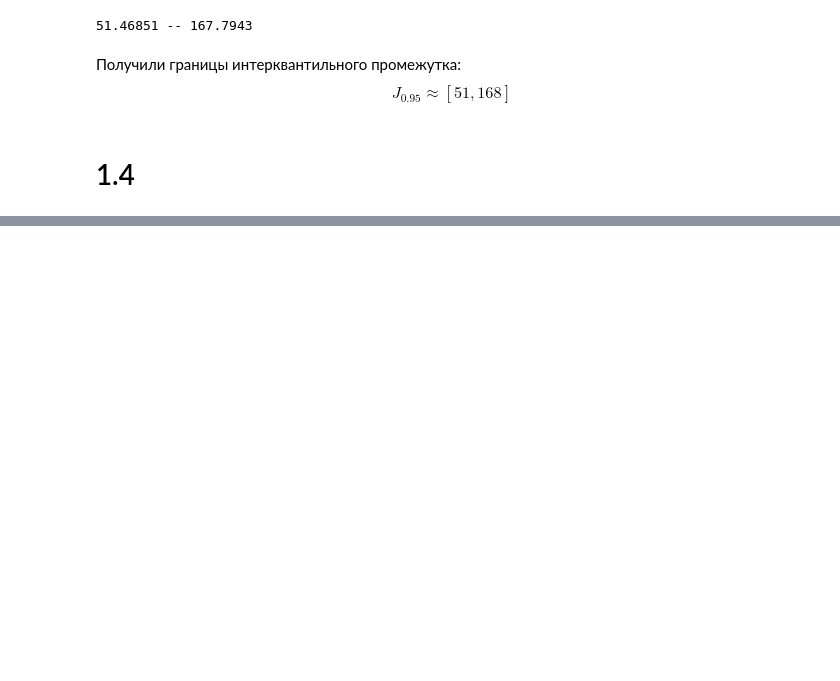
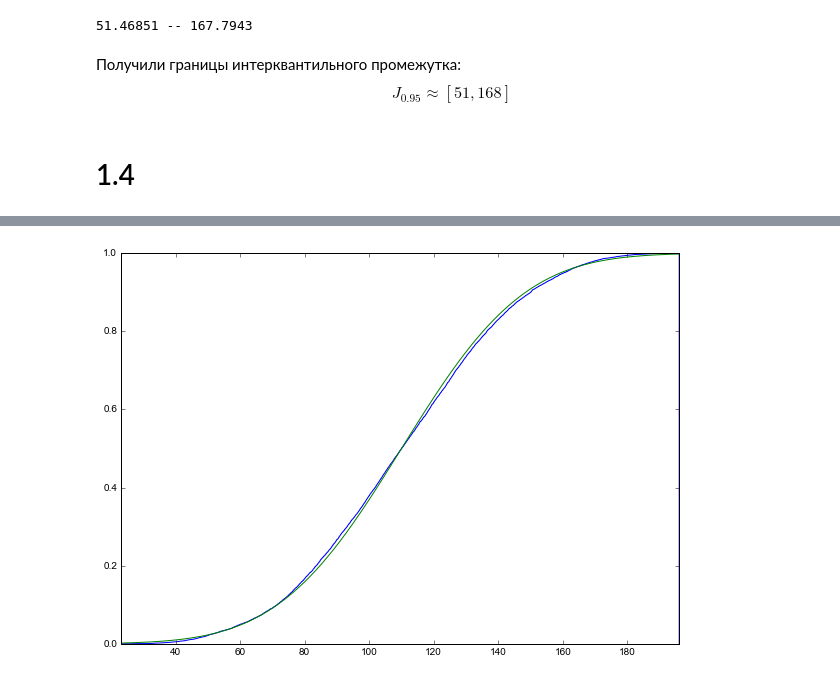
Before and after one commit to vaddya/probability-and-statistics, a Jupyter notebook: lab2/code/lab2.ipynb, the cells around one changed output, grey strips where cells are left out. Saved outputs shown, nothing was run; the diff lists cells and outputs as text; code cells hidden in the pictures; blank space fills up the shorter version.

```diff
--- a/lab2/code/lab2.ipynb
+++ b/lab2/code/lab2.ipynb
@@ -288,0 +314,13 @@ plt.show()
+# %%
+plt.figure(figsize=(10, 7))
+
+mu = 110
+variance = 900
+sigma = math.sqrt(variance)
+xes = np.linspace(0, 200, num)
+plt.hist(x, num, normed=1, histtype='step', cumulative=True)
+plt.plot(xes, st.norm.cdf(xes, loc=mu, scale=sigma))
+plt.xlim([min(x), max(x)])
+plt.show()
+# %% [output]
+[figure, added]
```
Also changed, not shown: parts of 11 cells of this notebook, 2 other files.
